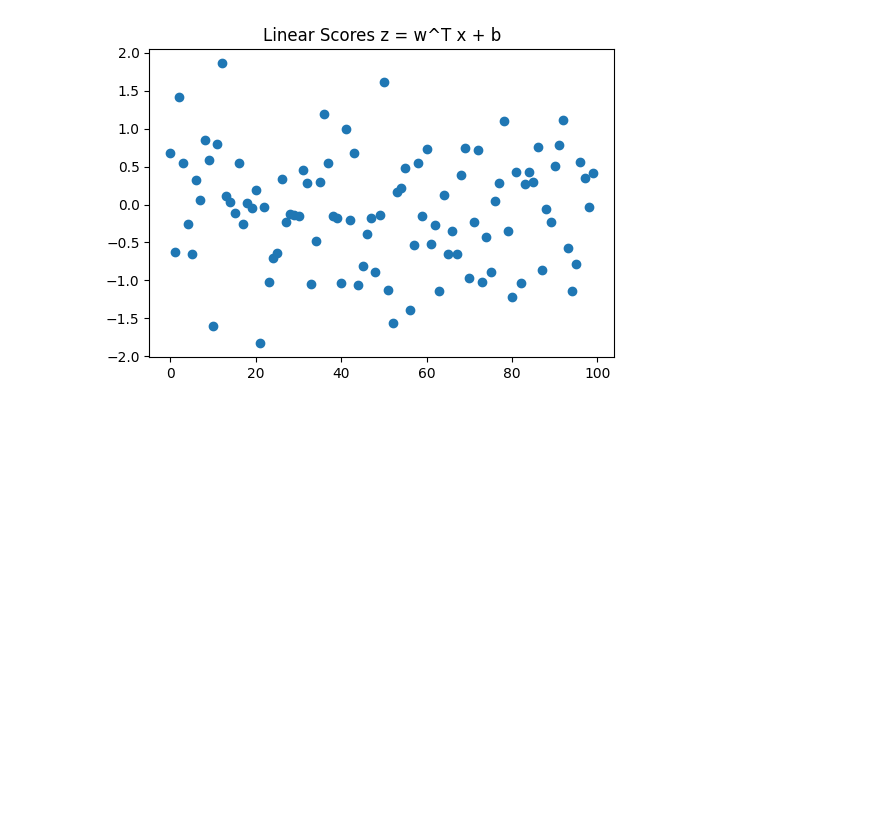
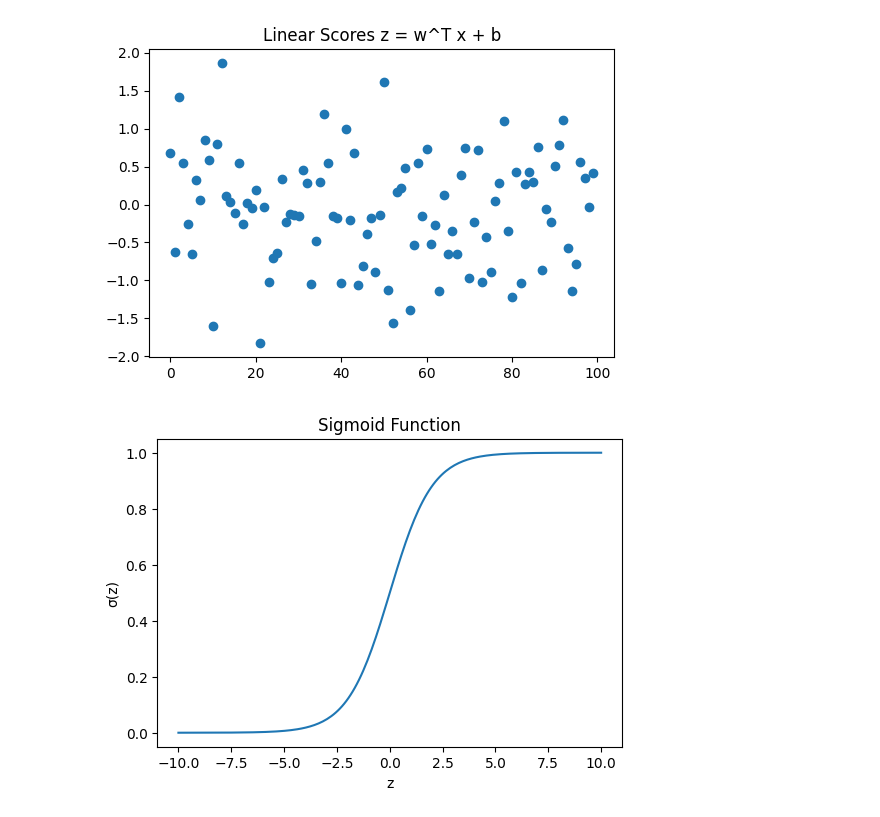
Before and after one commit to AyushDevadiga1/practice-programs, a Jupyter notebook: logistic-intution.ipynb, the cells around one changed output. Saved outputs shown, nothing was run; the diff lists cells and outputs as text; code cells hidden in the pictures; blank space fills up the shorter version.

Commit message:
Enter the sigmoid function

```diff
--- a/logistic-intution.ipynb
+++ b/logistic-intution.ipynb
@@ -88,0 +91,18 @@ plt.show()
+# %%
+def sigmoid(z):
+    return 1 / (1 + np.exp(-z))
+# %%
+z_vals = np.linspace(-10,10,200)
+s_vals = sigmoid(z_vals)
+
+plt.figure(figsize=(6,4))
+
+plt.plot(z_vals, s_vals)
+
+plt.title("Sigmoid Function")
+plt.xlabel("z")
+plt.ylabel("σ(z)")
+
+plt.show()
+# %% [output]
+[figure, added]
```
Also changed, not shown: parts of 2 cells of this notebook.
